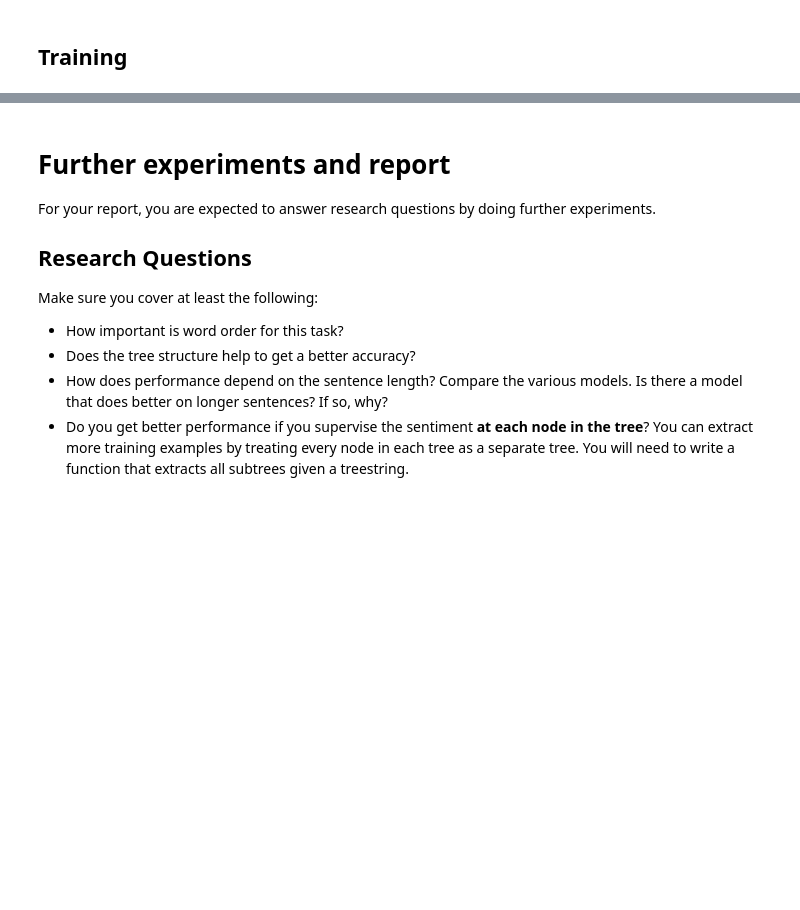
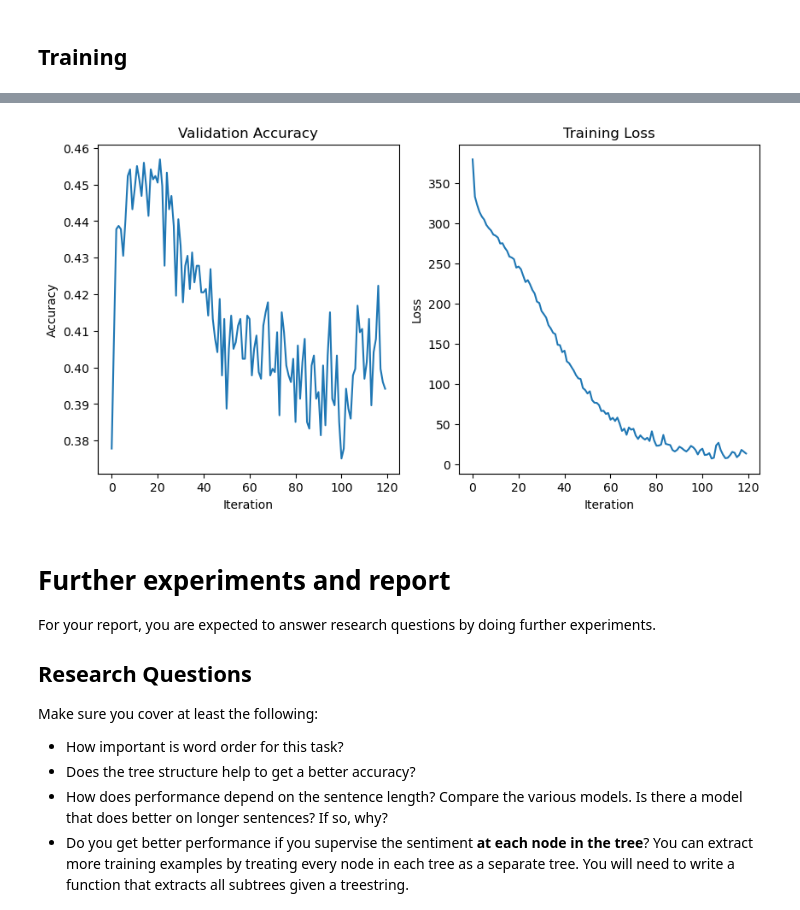
Before and after one commit to NiccoloCase/uva-nlp-1-assignments, a Jupyter notebook: assignment2/NLP1_2025_Practical_2.ipynb, the cells around one changed output, grey strips where cells are left out. Cells and saved outputs as stored; diff of their text form; code cells hidden in the pictures; blank space fills up the shorter version.

Commit message:
Tree LSTM. Code + TRAINING

```diff
--- a/assignment2/NLP1_2025_Practical_2.ipynb
+++ b/assignment2/NLP1_2025_Practical_2.ipynb
@@ -1947,7 +1950,7 @@ class TreeLSTMCell(nn.Module):
 
     self.input_size = input_size
     self.hidden_size = hidden_size
-    self.bias = bias
+    self.bias = bias # TODO: why the bias parameter is not used?????
 
     self.reduce_layer = nn.Linear(2 * hidden_size, 5 * hidden_size)
     self.dropout_layer = nn.Dropout(p=0.25)
@@ -1972,7 +1975,7 @@ class TreeLSTMCell(nn.Module):
 
     # we concatenate the left and right children
     # you can also project from them separately and then sum
-    children = torch.cat([prev_h_l, prev_h_r], dim=1)
+    children = torch.cat([prev_h_l, prev_h_r], dim=1) # [batch_size, 2 * hidden_size]
 
     # project the combined children into a 5D tensor for i,fl,fr,g,o
     # this is done for speed, and you could also do it separately
@@ -1985,18 +1988,18 @@ class TreeLSTMCell(nn.Module):
 
     # YOUR CODE HERE
     # You only need to complete the commented lines below.
-    raise NotImplementedError("Implement this.")
+
 
     # The shape of each of these is [batch_size, hidden_size]
 
-    # i = ...
-    # f_l = ...
-    # f_r = ...
-    # g = ...
-    # o = ...
+    i = torch.sigmoid(i)
+    f_l = torch.sigmoid(f_l)
+    f_r = torch.sigmoid(f_r)
+    g = torch.tanh(g)
+    o = torch.sigmoid(o)
 
-    # c = ...
-    # h = ...
+    c = i * g + f_l * prev_c_l + f_r * prev_c_r
+    h = o * torch.tanh(c)
 
     return h, c
 
@@ -2256,7 +2265,7 @@ def do_train(model):
 
   optimizer = optim.Adam(model.parameters(), lr=2e-4)
 
-  return train_model(
+  return load_or_train_model(
       model, optimizer, num_iterations=30000,
       print_every=250, eval_every=250,
       prep_fn=prepare_treelstm_minibatch,
@@ -2270,3 +2295,7 @@ results = do_train(tree_model)
+# %%
+plot_curves(results[1], results[0])
+# %% [output]
+[figure, added]
 # %% [markdown]
 # Further experiments and report
 
```
Also changed, not shown: parts of 4 cells of this notebook, 1 other file.
